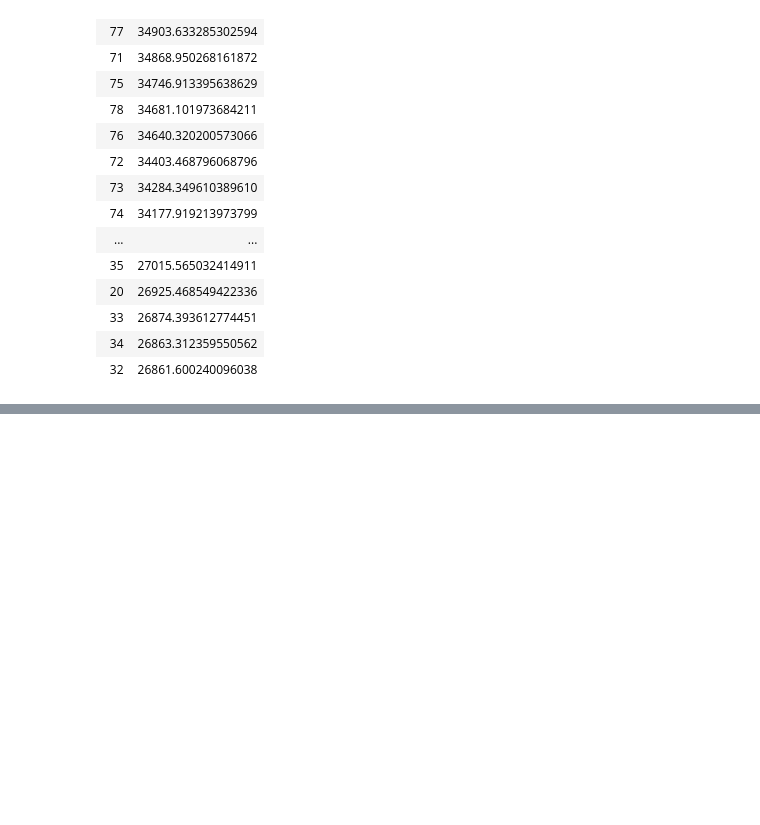
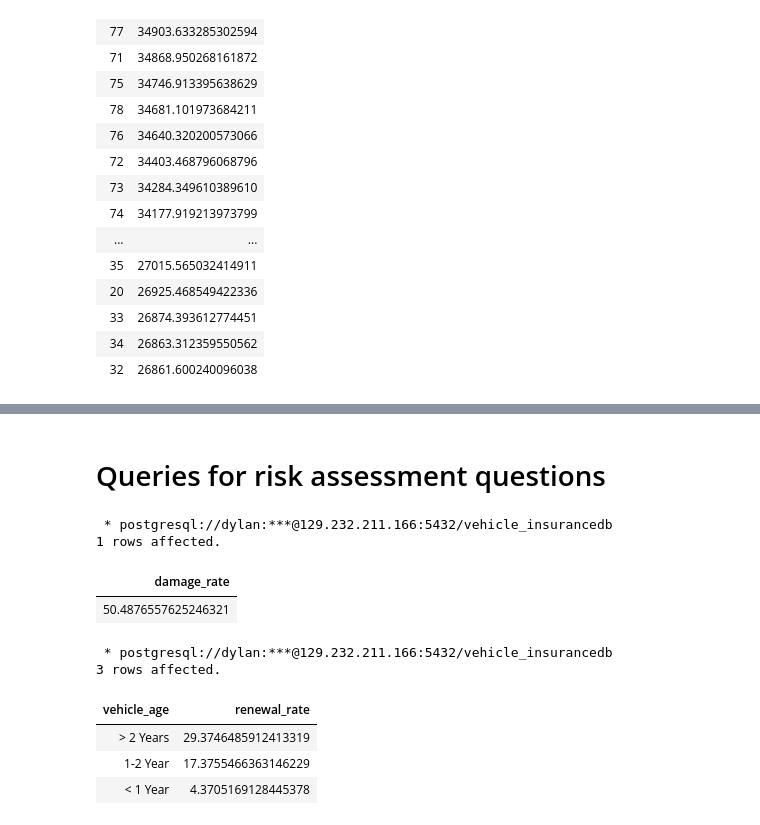
Before and after one commit to The-DigitalAcademy/Vehicle_Insurance, a Jupyter notebook: sqlanalysis_query.ipynb, the cells around one changed output, grey strips where cells are left out. Drawn from its saved outputs; the diff is of its cells as text; code cells hidden in the pictures; blank space fills up the shorter version.

```diff
--- a/sqlanalysis_query.ipynb
+++ b/sqlanalysis_query.ipynb
@@ -286,0 +318,33 @@ ORDER BY avg_premium DESC;
+# %% [markdown]
+# Queries for risk assessment questions
+# %%
+%%sql
+
+--what percentage of customers have reported vehicle damage in the past?
+
+SELECT
+    (COUNT(CASE WHEN vehicle_damage = 'Yes' THEN 1 END) * 100.0 / COUNT(*)) AS damage_rate
+FROM insurancest
+# %% [output]
+ * postgresql://dylan:***@129.232.211.166:5432/vehicle_insurancedb
+1 rows affected.
+| damage_rate |
+| 50.4876557625246321 |
+# %%
+%%sql
+
+--Do customers with older vehicles have a higher likelihood of policy_renewal?
+
+SELECT
+    vehicle_age,
+    (COUNT(CASE WHEN response = 1 THEN 1 END) * 100.0 / COUNT(*)) AS renewal_rate
+FROM insurancest
+GROUP BY vehicle_age
+ORDER BY renewal_rate DESC;
+# %% [output]
+ * postgresql://dylan:***@129.232.211.166:5432/vehicle_insurancedb
+3 rows affected.
+| vehicle_age | renewal_rate |
+| > 2 Years | 29.3746485912413319 |
+| 1-2 Year | 17.3755466363146229 |
+| < 1 Year | 4.3705169128445378 |
```
Also changed, not shown: parts of 3 cells of this notebook.
